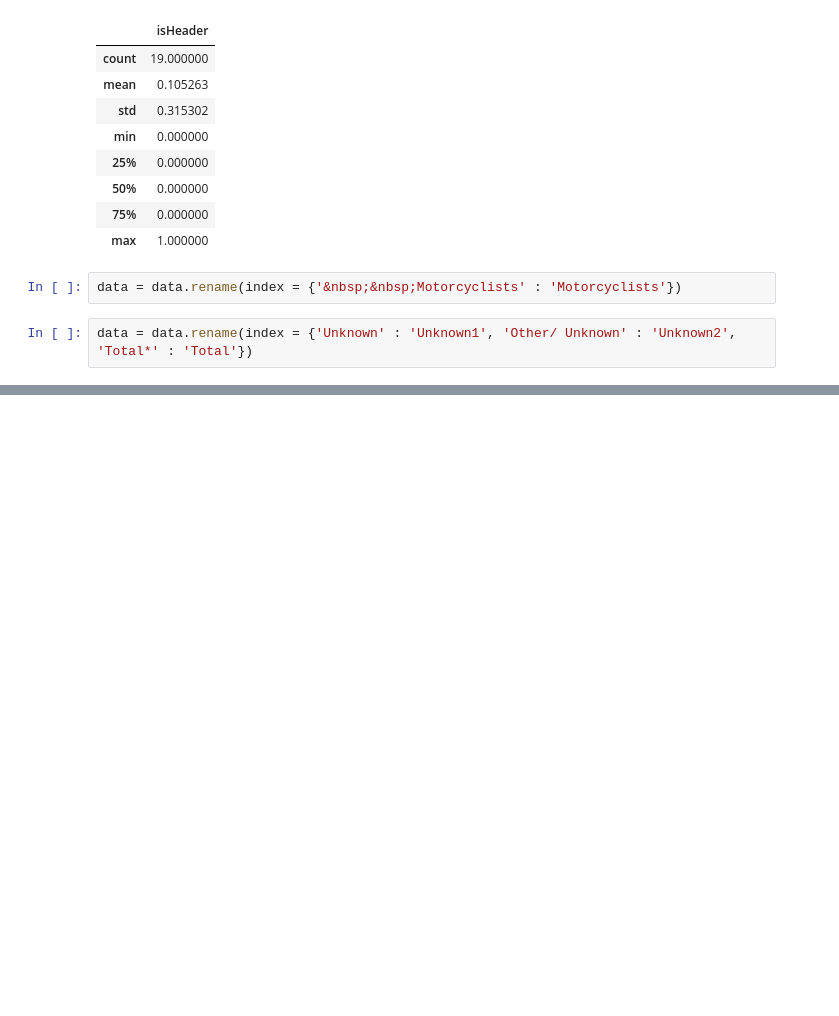
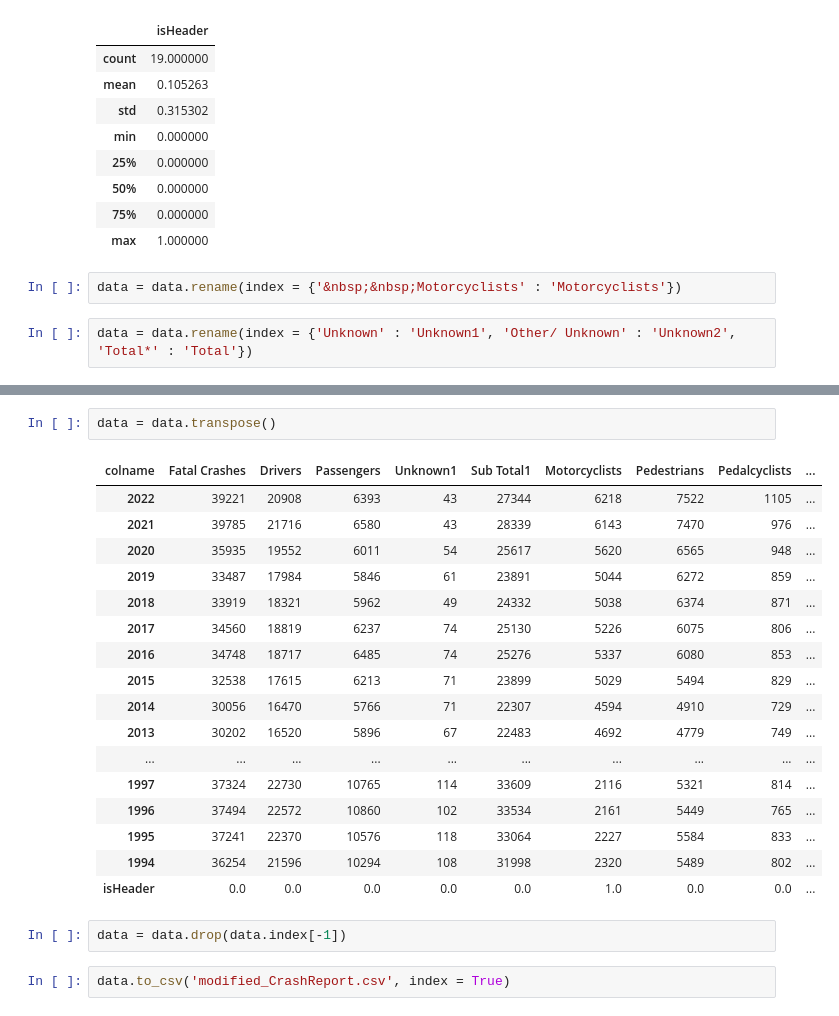
Before and after one commit to jaygautammm/CodEvo-Solutions-DA, a Jupyter notebook: Task 4/Cleaning and EDA.ipynb, the cells around one changed output, grey strips where cells are left out. Saved outputs shown, nothing was run; the diff lists cells and outputs as text; blank space fills up the shorter version.

```diff
--- a/Task 4/Cleaning and EDA.ipynb
+++ b/Task 4/Cleaning and EDA.ipynb
@@ -92,0 +71,24 @@ data
+# %%
+data = data.transpose()
+# %% [output]
+| colname | Fatal Crashes | Drivers | Passengers | Unknown1 | Sub Total1 | Motorcyclists | Pedestrians | Pedalcyclists | ... |
+| 2022 | 39221 | 20908 | 6393 | 43 | 27344 | 6218 | 7522 | 1105 | ... |
+| 2021 | 39785 | 21716 | 6580 | 43 | 28339 | 6143 | 7470 | 976 | ... |
+| 2020 | 35935 | 19552 | 6011 | 54 | 25617 | 5620 | 6565 | 948 | ... |
+| 2019 | 33487 | 17984 | 5846 | 61 | 23891 | 5044 | 6272 | 859 | ... |
+| 2018 | 33919 | 18321 | 5962 | 49 | 24332 | 5038 | 6374 | 871 | ... |
+| 2017 | 34560 | 18819 | 6237 | 74 | 25130 | 5226 | 6075 | 806 | ... |
+| 2016 | 34748 | 18717 | 6485 | 74 | 25276 | 5337 | 6080 | 853 | ... |
+| 2015 | 32538 | 17615 | 6213 | 71 | 23899 | 5029 | 5494 | 829 | ... |
+| 2014 | 30056 | 16470 | 5766 | 71 | 22307 | 4594 | 4910 | 729 | ... |
+| 2013 | 30202 | 16520 | 5896 | 67 | 22483 | 4692 | 4779 | 749 | ... |
+| ... | ... | ... | ... | ... | ... | ... | ... | ... | ... |
+| 1997 | 37324 | 22730 | 10765 | 114 | 33609 | 2116 | 5321 | 814 | ... |
+| 1996 | 37494 | 22572 | 10860 | 102 | 33534 | 2161 | 5449 | 765 | ... |
+| 1995 | 37241 | 22370 | 10576 | 118 | 33064 | 2227 | 5584 | 833 | ... |
+| 1994 | 36254 | 21596 | 10294 | 108 | 31998 | 2320 | 5489 | 802 | ... |
+| isHeader | 0.0 | 0.0 | 0.0 | 0.0 | 0.0 | 1.0 | 0.0 | 0.0 | ... |
+# %%
+data = data.drop(data.index[-1])
+# %%
+data.to_csv('modified_CrashReport.csv', index = True)
```
Also changed, not shown: parts of 1 cell of this notebook, 5 other files.
